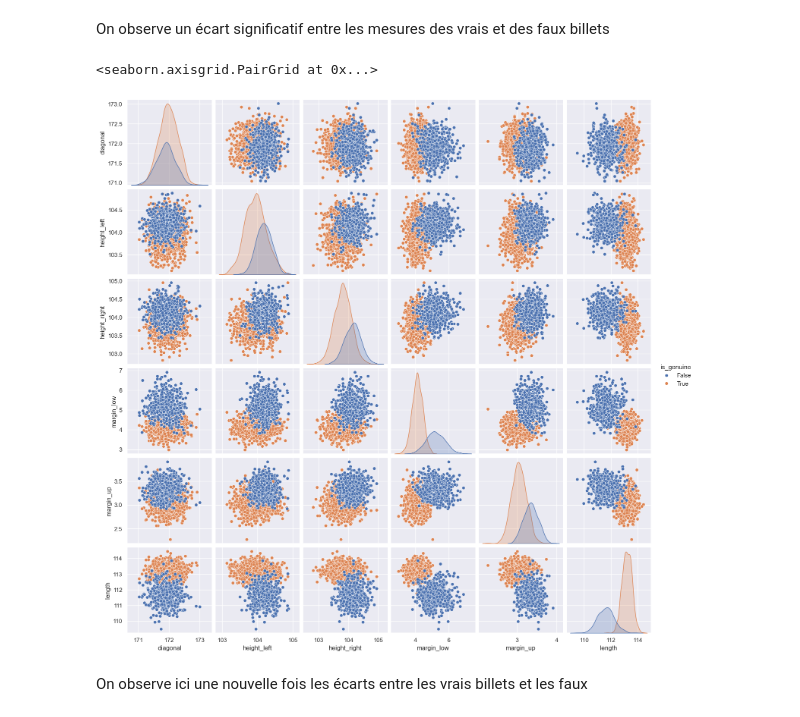
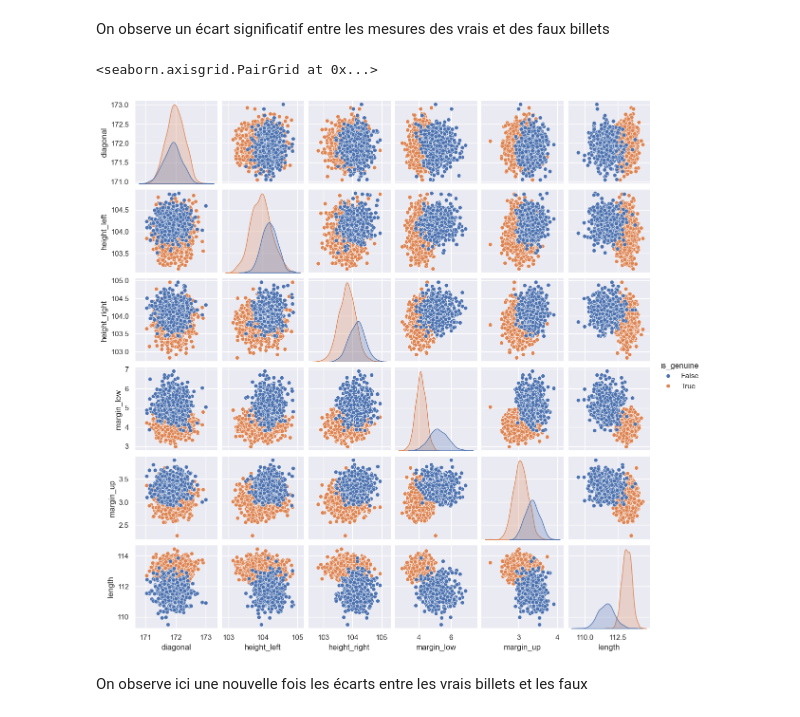
Before and after one commit to Luucaaas/Detectez-des-faux-billets, a Jupyter notebook: projet.ipynb, the cells around one changed output. Saved outputs shown, nothing was run; the diff lists cells and outputs as text; code cells hidden in the pictures.

```diff
--- a/projet.ipynb
+++ b/projet.ipynb
@@ -99,10 +116,10 @@ pd.DataFrame(index=["Moyenne des écrats en %"],columns=["diagonale","height_lef
 # %% [markdown]
 On observe un écart significatif entre les mesures des vrais et des faux billets
 # %%
-sns.pairplot(billets, hue='is_genuine')
+sns.pairplot(billets, hue='is_genuine', height=2)
 # %% [output]
 <seaborn.axisgrid.PairGrid at 0x...>
-[figure, old version]
+[figure, new version]
 # %% [markdown]
 On observe ici une nouvelle fois les écarts entre les vrais billets et les faux
 # %%
```
Also changed, not shown: parts of 36 cells of this notebook, 7 other files.
